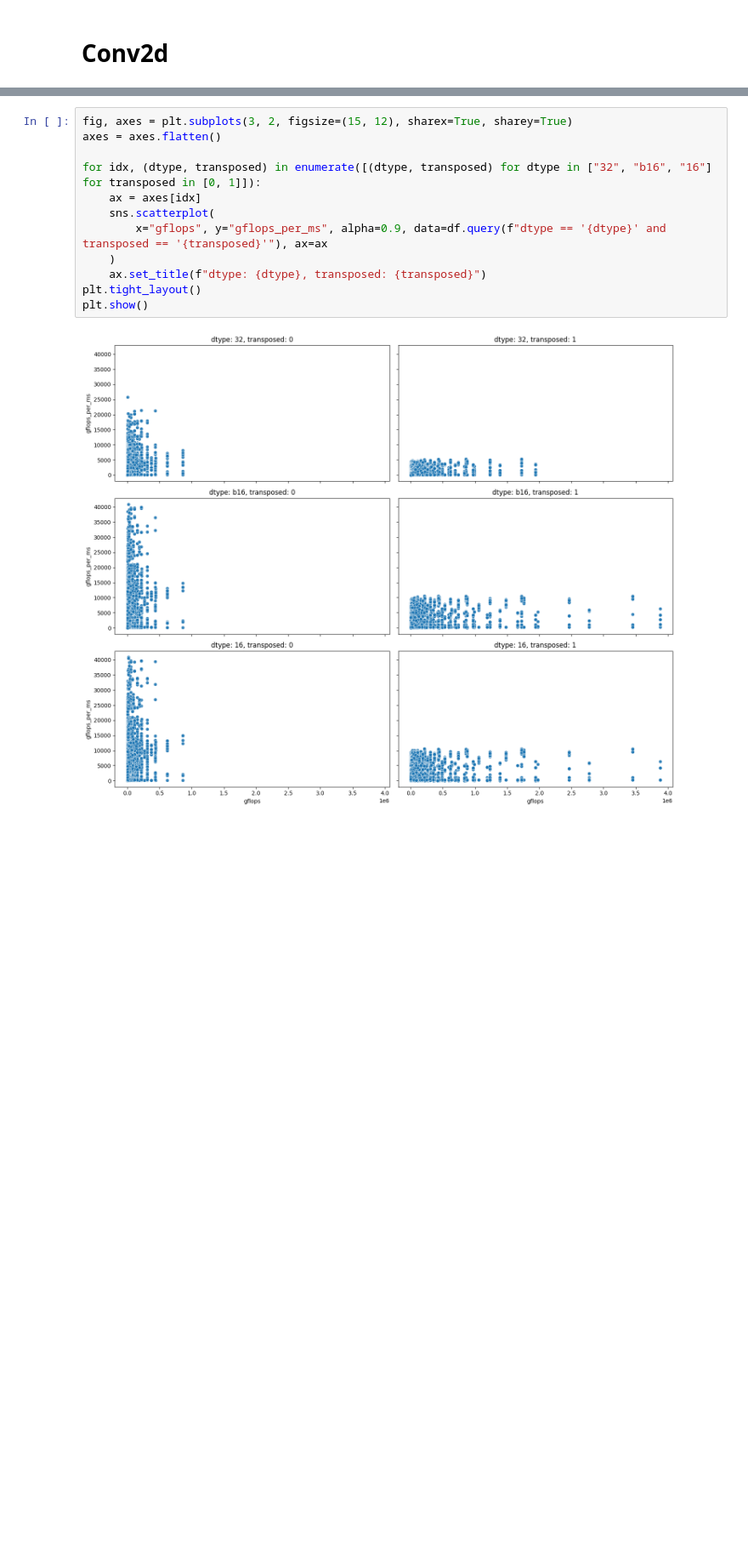
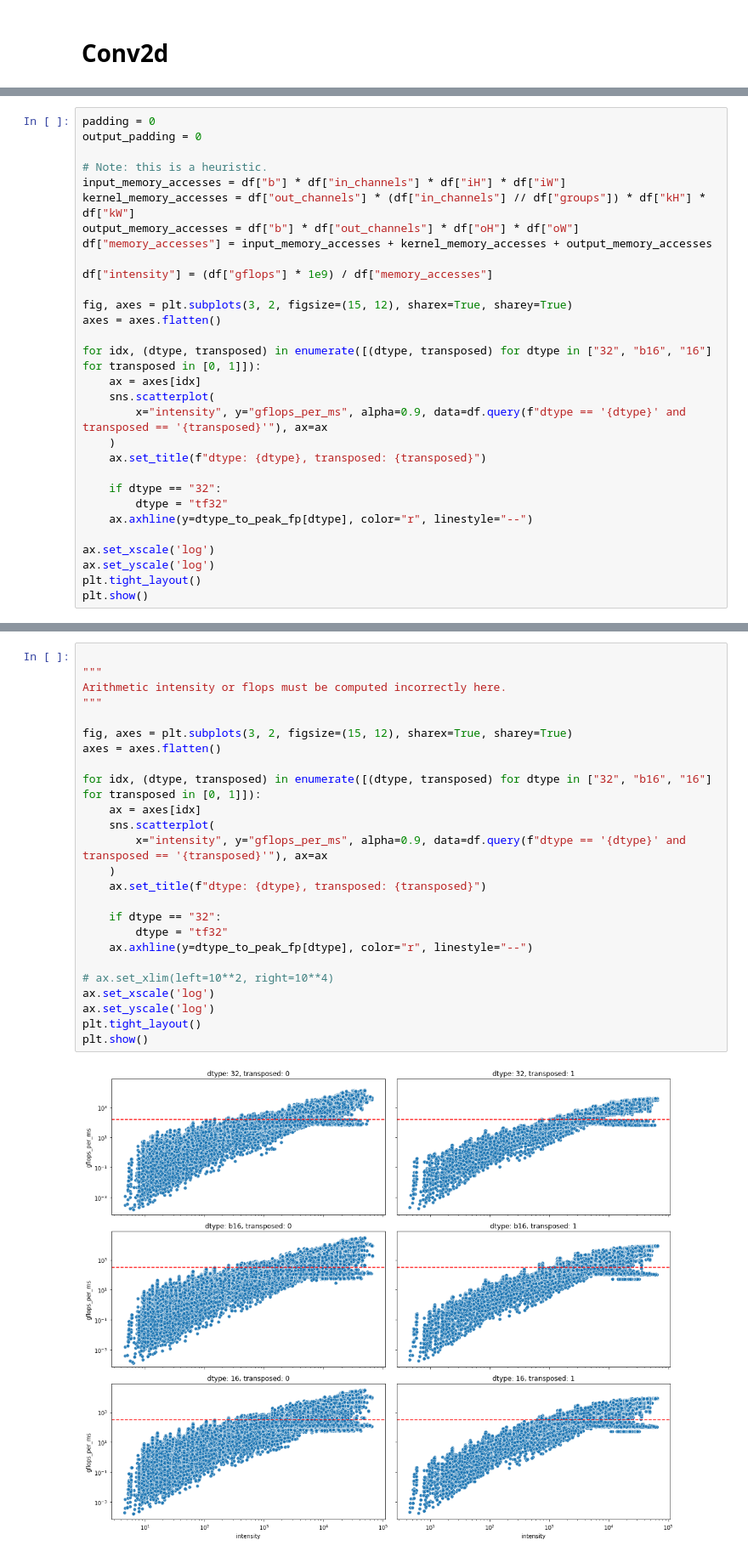
Before and after one commit to azhao20/gpu_profiling, a Jupyter notebook: jupyter/eda/gflops.ipynb, the cells around one changed output, grey strips where cells are left out. Shown at 85% size. Drawn from its saved outputs; the diff is of its cells as text; blank space fills up the shorter version.

Commit message:
[bandwidth]: updated conv2d flop formula

```diff
--- a/jupyter/eda/gflops.ipynb
+++ b/jupyter/eda/gflops.ipynb
@@ -208,0 +196,30 @@ plt.show()
+# %%
+padding = 0
+output_padding = 0
+
+# Note: this is a heuristic.
+input_memory_accesses = df["b"] * df["in_channels"] * df["iH"] * df["iW"]
+kernel_memory_accesses = df["out_channels"] * (df["in_channels"] // df["groups"]) * df["kH"] * df["kW"]
+output_memory_accesses = df["b"] * df["out_channels"] * df["oH"] * df["oW"]
+df["memory_accesses"] = input_memory_accesses + kernel_memory_accesses + output_memory_accesses
+
+df["intensity"] = (df["gflops"] * 1e9) / df["memory_accesses"]
+
+fig, axes = plt.subplots(3, 2, figsize=(15, 12), sharex=True, sharey=True)
+axes = axes.flatten()
+
+for idx, (dtype, transposed) in enumerate([(dtype, transposed) for dtype in ["32", "b16", "16"] for transposed in [0, 1]]):
+    ax = axes[idx]
+    sns.scatterplot(
+        x="intensity", y="gflops_per_ms", alpha=0.9, data=df.query(f"dtype == '{dtype}' and transposed == '{transposed}'"), ax=ax
+    )
+    ax.set_title(f"dtype: {dtype}, transposed: {transposed}")
+
+    if dtype == "32":
+        dtype = "tf32"
+    ax.axhline(y=dtype_to_peak_fp[dtype], color="r", linestyle="--")
+
+ax.set_xscale('log')
+ax.set_yscale('log')
+plt.tight_layout()
+plt.show()
@@ -209,14 +287,27 @@ plt.show()
 # %%
+
+"""
+Arithmetic intensity or flops must be computed incorrectly here.
+"""
+
 fig, axes = plt.subplots(3, 2, figsize=(15, 12), sharex=True, sharey=True)
 axes = axes.flatten()
 
 for idx, (dtype, transposed) in enumerate([(dtype, transposed) for dtype in ["32", "b16", "16"] for transposed in [0, 1]]):
     ax = axes[idx]
     sns.scatterplot(
-        x="gflops", y="gflops_per_ms", alpha=0.9, data=df.query(f"dtype == '{dtype}' and transposed == '{transposed}'"), ax=ax
+        x="intensity", y="gflops_per_ms", alpha=0.9, data=df.query(f"dtype == '{dtype}' and transposed == '{transposed}'"), ax=ax
     )
     ax.set_title(f"dtype: {dtype}, transposed: {transposed}")
+
+    if dtype == "32":
+        dtype = "tf32"
+    ax.axhline(y=dtype_to_peak_fp[dtype], color="r", linestyle="--")
+
+# ax.set_xlim(left=10**2, right=10**4)
+ax.set_xscale('log')
+ax.set_yscale('log')
 plt.tight_layout()
 plt.show()
 # %% [output]
-[figure, old version]
+[figure, new version]
```
Also changed, not shown: parts of 30 cells of this notebook, 8 other files.
